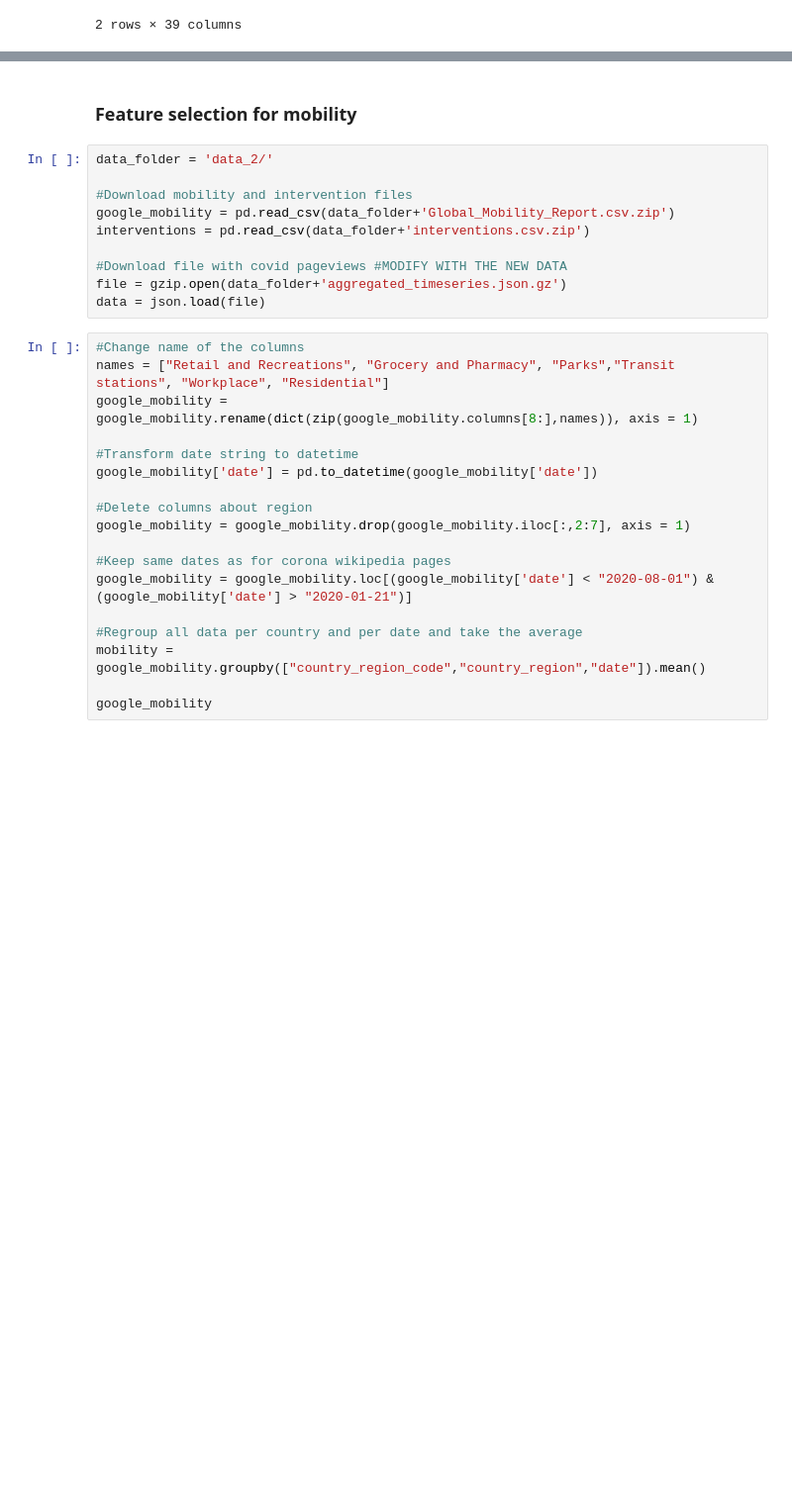
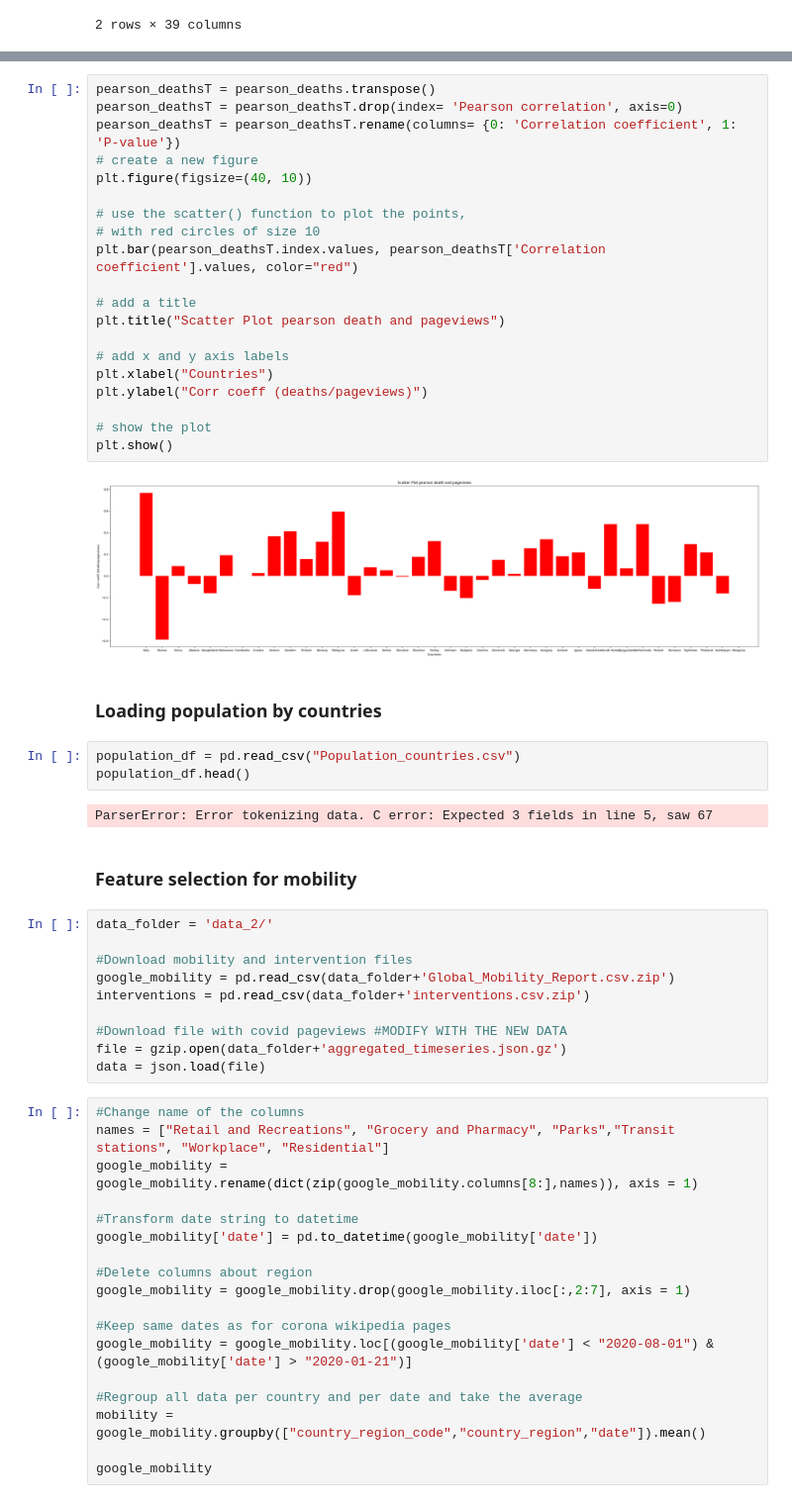
Before and after one commit to epfl-ada/ada-2022-project-thedatadiggers22, a Jupyter notebook: test_clustering.ipynb, the cells around one changed output, grey strips where cells are left out. Shown at 99% size. Saved outputs shown, nothing was run; the diff lists cells and outputs as text; blank space fills up the shorter version.

```diff
--- a/test_clustering.ipynb
+++ b/test_clustering.ipynb
@@ -100,3 +102,32 @@ plt.show()
+# %%
+pearson_deathsT = pearson_deaths.transpose()
+pearson_deathsT = pearson_deathsT.drop(index= 'Pearson correlation', axis=0)
+pearson_deathsT = pearson_deathsT.rename(columns= {0: 'Correlation coefficient', 1: 'P-value'})
+# create a new figure
+plt.figure(figsize=(40, 10))
+
+# use the scatter() function to plot the points,
+# with red circles of size 10
+plt.bar(pearson_deathsT.index.values, pearson_deathsT['Correlation coefficient'].values, color="red")
+
+# add a title
+plt.title("Scatter Plot pearson death and pageviews")
+
+# add x and y axis labels
+plt.xlabel("Countries")
+plt.ylabel("Corr coeff (deaths/pageviews)")
+
+# show the plot
+plt.show()
+# %% [output]
+[figure, added]
+# %% [markdown]
+### Loading population by countries
+# %%
+population_df = pd.read_csv("Population_countries.csv")
+population_df.head()
+# %% [output]
+ParserError: Error tokenizing data. C error: Expected 3 fields in line 5, saw 67
 # %% [markdown]
 ### Feature selection for mobility
 # %%
```
Also changed, not shown: parts of 8 cells of this notebook, 1 other file.
